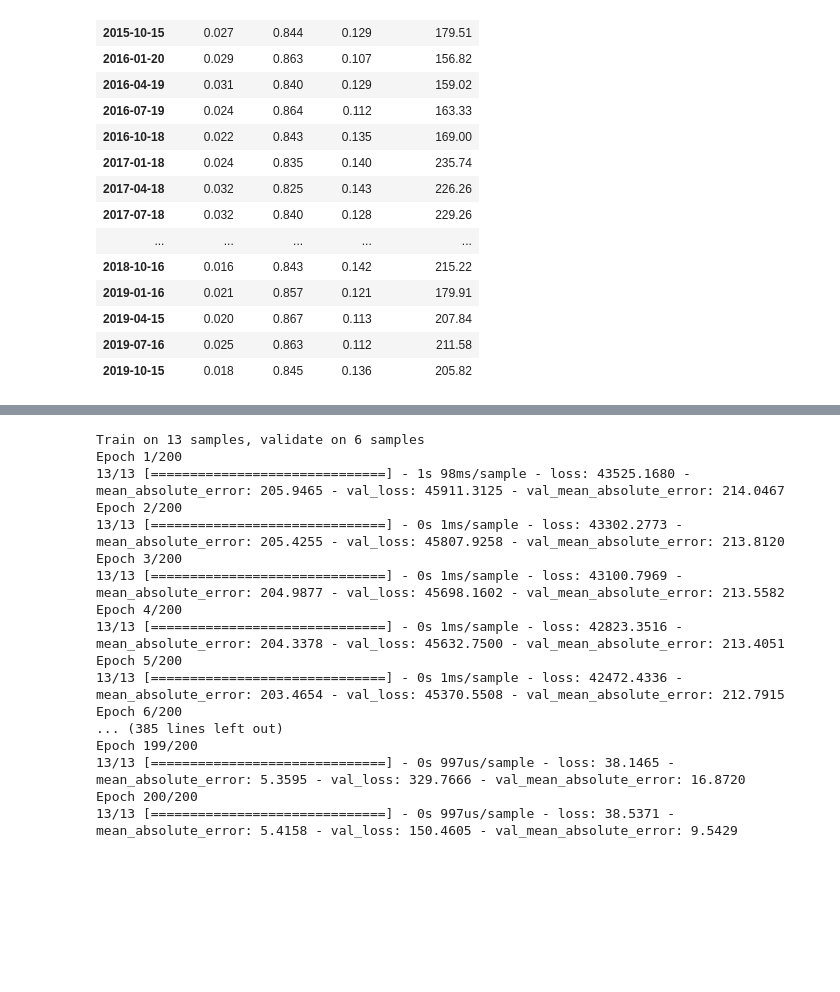
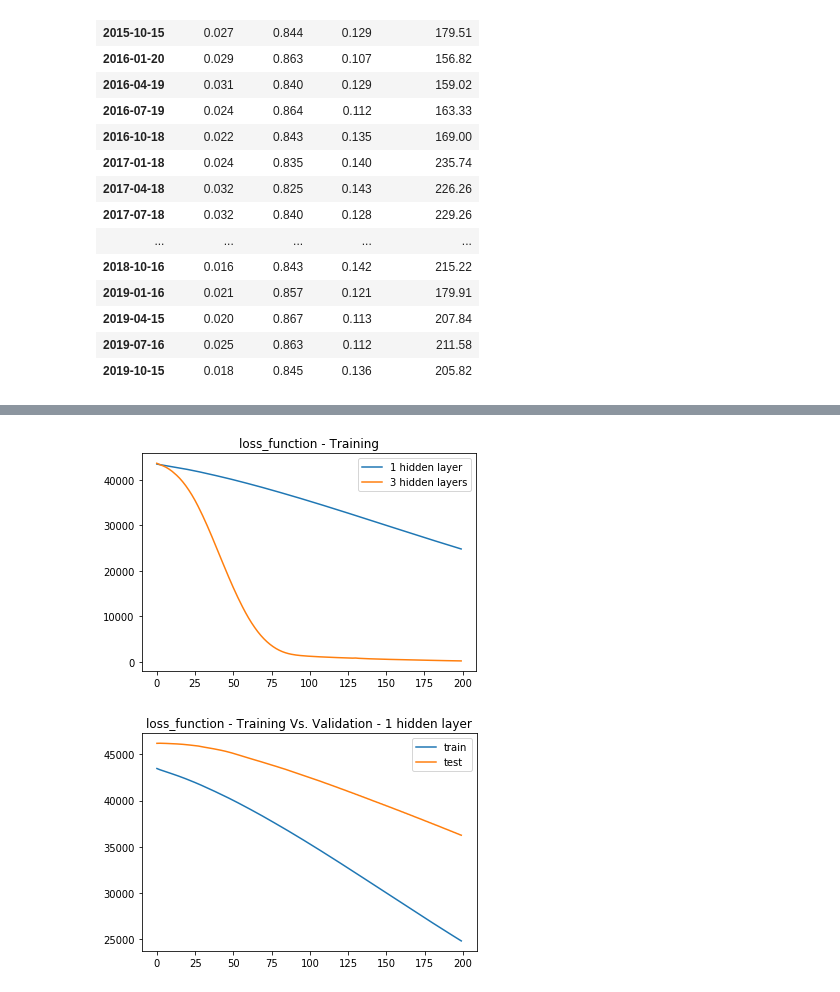
Before and after one commit to jcsoliman/Analysis-of-Stock-Price-Movements-Post-Earnings-Calls, a Jupyter notebook: TensorFlowML.ipynb, the cells around one changed output, grey strips where cells are left out. Cells and saved outputs as stored; diff of their text form; code cells hidden in the pictures; blank space fills up the shorter version.

```diff
--- a/TensorFlowML.ipynb
+++ b/TensorFlowML.ipynb
@@ -155,24 +145,23 @@ nn = Sequential([
 # %%
 # Compile model
 #nn.compile(loss="mean_squared_error", optimizer="adam", metrics=["mse"])
-nn.compile(loss=tf.losses.mean_squared_error, optimizer=tf.optimizers.RMSprop(0.0099), metrics=[tf.metrics.MeanAbsoluteError()])
+nn1.compile(loss=tf.losses.mean_squared_error, optimizer=tf.optimizers.RMSprop(0.0099), metrics=[tf.metrics.MeanAbsoluteError(),tf.metrics.MeanSquaredError()])
 # Fit the model
-model_2 = nn.fit(X_scaled, y, validation_split=0.3, epochs=200)
+model_2 = nn1.fit(X_scaled, y, validation_split=0.3, epochs=200,verbose=False)
-# %% [output]
-Train on 13 samples, validate on 6 samples
-Epoch 1/200
-13/13 [==============================] - 1s 98ms/sample - loss: 43525.1680 - mean_absolute_error: 205.9465 - val_loss: 45911.3125 - val_mean_absolute_error: 214.0467
-Epoch 2/200
-13/13 [==============================] - 0s 1ms/sample - loss: 43302.2773 - mean_absolute_error: 205.4255 - val_loss: 45807.9258 - val_mean_absolute_error: 213.8120
-Epoch 3/200
-13/13 [==============================] - 0s 1ms/sample - loss: 43100.7969 - mean_absolute_error: 204.9877 - val_loss: 45698.1602 - val_mean_absolute_error: 213.5582
-Epoch 4/200
-13/13 [==============================] - 0s 1ms/sample - loss: 42823.3516 - mean_absolute_error: 204.3378 - val_loss: 45632.7500 - val_mean_absolute_error: 213.4051
-Epoch 5/200
-13/13 [==============================] - 0s 1ms/sample - loss: 42472.4336 - mean_absolute_error: 203.4654 - val_loss: 45370.5508 - val_mean_absolute_error: 212.7915
-Epoch 6/200
-... (385 lines left out)
-Epoch 199/200
-13/13 [==============================] - 0s 997us/sample - loss: 38.1465 - mean_absolute_error: 5.3595 - val_loss: 329.7666 - val_mean_absolute_error: 16.8720
-Epoch 200/200
-13/13 [==============================] - 0s 997us/sample - loss: 38.5371 - mean_absolute_error: 5.4158 - val_loss: 150.4605 - val_mean_absolute_error: 9.5429
+# %%
+plt.plot(model_1.history["loss"])
+plt.plot(model_2.history["loss"])
+plt.title("loss_function - Training")
+plt.legend(["1 hidden layer", "3 hidden layers"])
+plt.show()
+# %% [output]
+[figure, added]
+# %%
+# Train vs test for shallow net
+plt.plot(model_1.history["loss"])
+plt.plot(model_1.history["val_loss"])
+plt.title("loss_function - Training Vs. Validation - 1 hidden layer")
+plt.legend(["train", "test"])
+plt.show()
+# %% [output]
+[figure, added]
```
Also changed, not shown: parts of 17 cells of this notebook, 1 other file.
